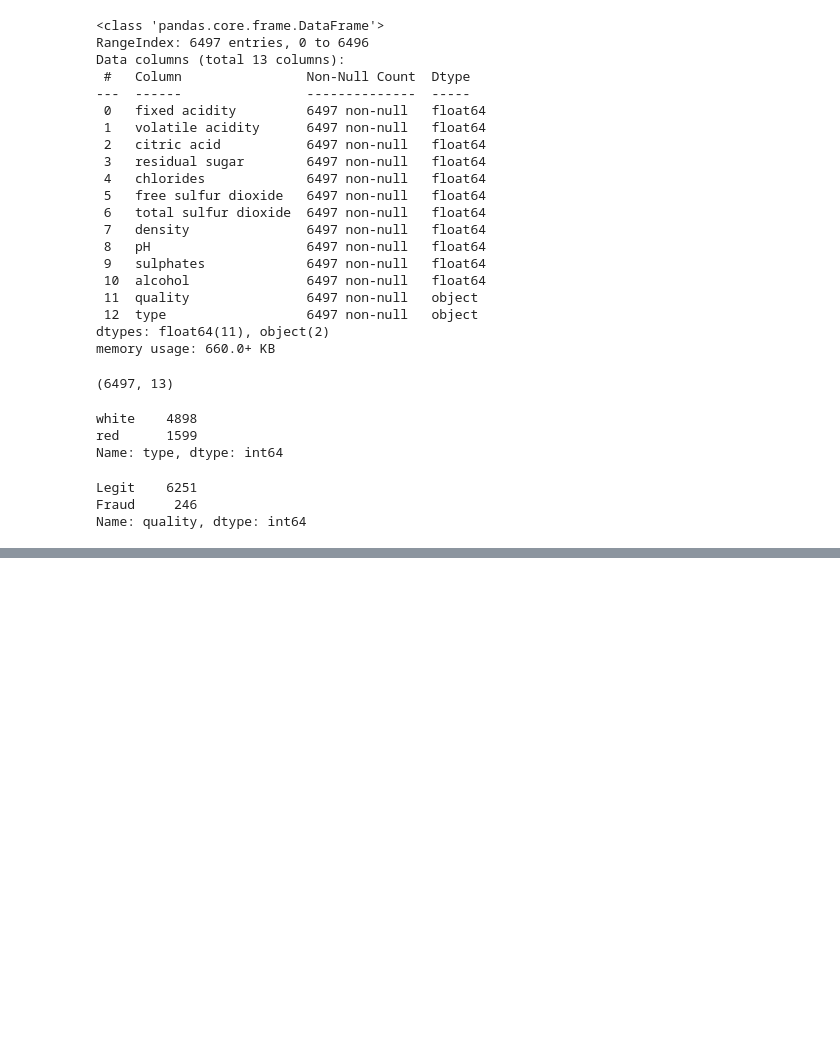
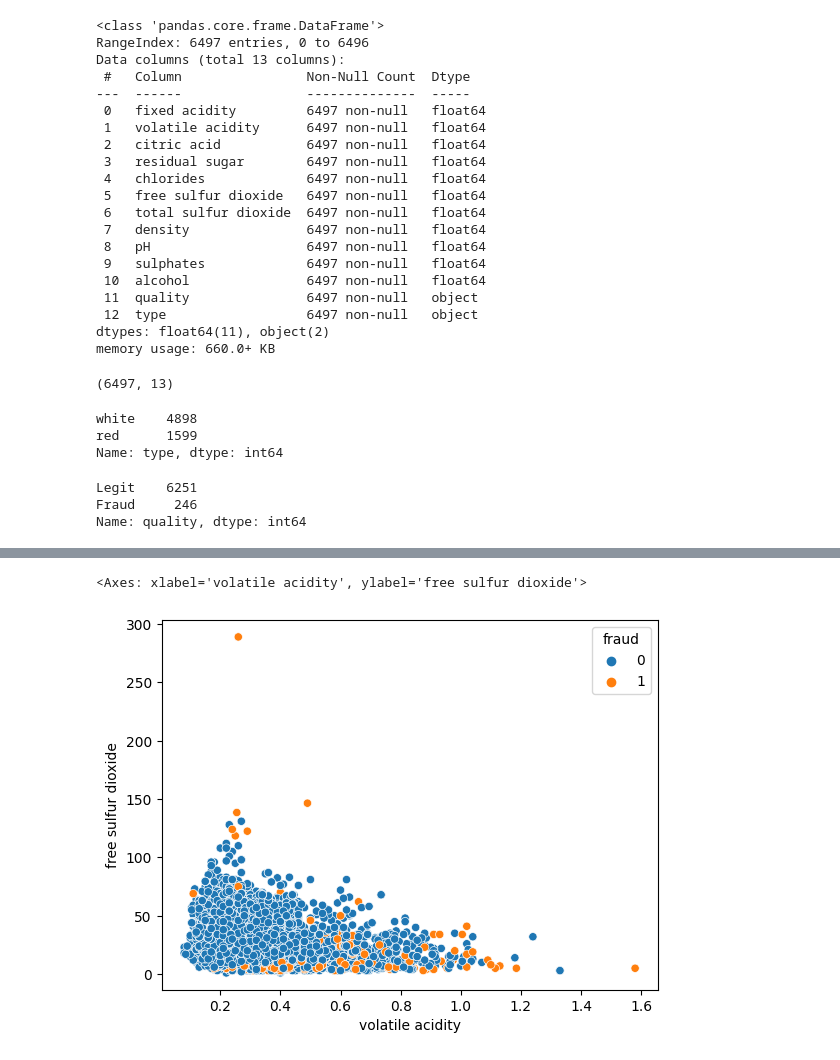
Before and after one commit to Edumacassi/curso_analisis_datos-main, a Jupyter notebook: m6-ml/3,clasificacion/Clasificacion_binaria_wine.ipynb, the cells around one changed output, grey strips where cells are left out. Saved outputs shown, nothing was run; the diff lists cells and outputs as text; code cells hidden in the pictures; blank space fills up the shorter version.

```diff
--- a/m6-ml/3,clasificacion/Clasificacion_binaria_wine.ipynb
+++ b/m6-ml/3,clasificacion/Clasificacion_binaria_wine.ipynb
@@ -96,0 +103,5 @@ sns.heatmap(df_corr, cmap='viridis', annot=True)
+# %%
+sns.scatterplot(data=df, x='volatile acidity', y='free sulfur dioxide', hue='fraud')
+# %% [output]
+<Axes: xlabel='volatile acidity', ylabel='free sulfur dioxide'>
+[figure, added]
```
Also changed, not shown: parts of 28 cells of this notebook.
